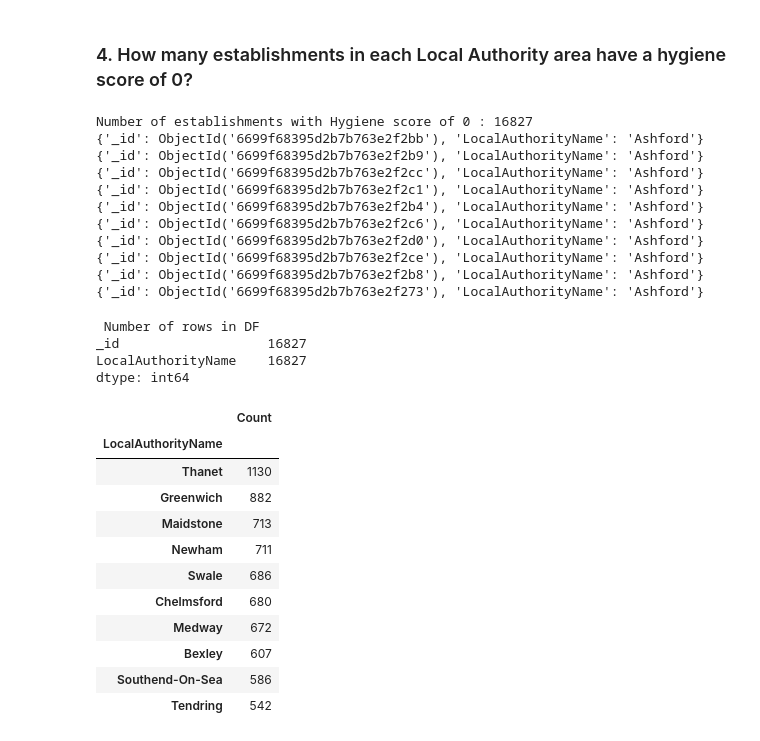
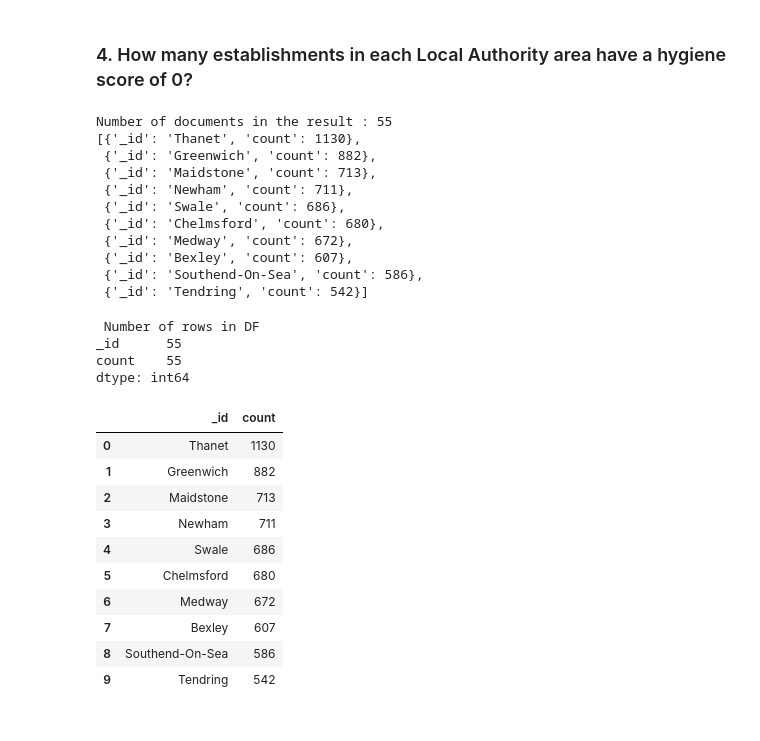
Before and after one commit to rdeshir10/NoSQL-Challenge, a Jupyter notebook: NoSQL_analysis_starter.ipynb, the cells around one changed output. Saved outputs shown, nothing was run; the diff lists cells and outputs as text; code cells hidden in the pictures.

```diff
--- a/NoSQL_analysis_starter.ipynb
+++ b/NoSQL_analysis_starter.ipynb
@@ -188,54 +188,50 @@ top_5_df.head()
 # 1. Matches establishments with a hygiene score of 0
 # 2. Groups the matches by Local Authority
 # 3. Sorts the matches from highest to lowest
-query = {'scores.Hygiene': 0}
+hygiene_query = {'$match': {'scores.Hygiene' : {'$eq' : 0}}}
+group_query = {'$group': {'_id':"$LocalAuthorityName", 'count': { '$sum': 1 }}}
 fields = {'LocalAuthorityName'}
-sort = [('LocalAuthorityName')] ### question on how to sort with count of local auth name
-limit = 10
+sort = {'$sort': { 'count': -1, '_id': 1 }}
+
+pipeline = [hygiene_query,group_query,sort]
 # Print the number of documents in the result
-print(f"Number of establishments with Hygiene score of 0 : {establishments.count_documents(query)}")
+print("Number of documents in the result :", len(results))
 
 # Print the first 10 results
-results = establishments.find(query,fields).sort(sort).limit(limit)
-
-for result in results:
-    print(result)
+results = list(establishments.aggregate(pipeline))
+pprint(results[0:10])
 # %% [output]
-Number of establishments with Hygiene score of 0 : 16827
-{'_id': ObjectId('6699f68395d2b7b763e2f2bb'), 'LocalAuthorityName': 'Ashford'}
-{'_id': ObjectId('6699f68395d2b7b763e2f2b9'), 'LocalAuthorityName': 'Ashford'}
-{'_id': ObjectId('6699f68395d2b7b763e2f2cc'), 'LocalAuthorityName': 'Ashford'}
-{'_id': ObjectId('6699f68395d2b7b763e2f2c1'), 'LocalAuthorityName': 'Ashford'}
-{'_id': ObjectId('6699f68395d2b7b763e2f2b4'), 'LocalAuthorityName': 'Ashford'}
-{'_id': ObjectId('6699f68395d2b7b763e2f2c6'), 'LocalAuthorityName': 'Ashford'}
-{'_id': ObjectId('6699f68395d2b7b763e2f2d0'), 'LocalAuthorityName': 'Ashford'}
-{'_id': ObjectId('6699f68395d2b7b763e2f2ce'), 'LocalAuthorityName': 'Ashford'}
-{'_id': ObjectId('6699f68395d2b7b763e2f2b8'), 'LocalAuthorityName': 'Ashford'}
-{'_id': ObjectId('6699f68395d2b7b763e2f273'), 'LocalAuthorityName': 'Ashford'}
+Number of documents in the result : 55
+[{'_id': 'Thanet', 'count': 1130},
+ {'_id': 'Greenwich', 'count': 882},
+ {'_id': 'Maidstone', 'count': 713},
+ {'_id': 'Newham', 'count': 711},
+ {'_id': 'Swale', 'count': 686},
+ {'_id': 'Chelmsford', 'count': 680},
+ {'_id': 'Medway', 'count': 672},
+ {'_id': 'Bexley', 'count': 607},
+ {'_id': 'Southend-On-Sea', 'count': 586},
+ {'_id': 'Tendring', 'count': 542}]
 # %%
 # Convert the result to a Pandas DataFrame
-zero_hygiene = pd.DataFrame(establishments.find(query,fields).sort(sort))
+zero_hygiene = pd.DataFrame(results)
 # Display the number of rows in the DataFrame
 print(f" Number of rows in DF \n{zero_hygiene.count()}")
 # Display the first 10 rows of the DataFrame
-count_df = zero_hygiene.groupby(zero_hygiene['LocalAuthorityName']).count()
-sorted_df = count_df.sort_values(by=['_id'],ascending=False)
-sorted_df.rename(columns={'_id': 'Count'}, inplace=True)
-sorted_df.head(10)
+zero_hygiene.head(10)
 # %% [output]
  Number of rows in DF
-_id                   16827
-LocalAuthorityName    16827
+_id      55
+count    55
 dtype: int64
-|  | Count |
-| LocalAuthorityName |  |
-| Thanet | 1130 |
-| Greenwich | 882 |
-| Maidstone | 713 |
-| Newham | 711 |
-| Swale | 686 |
-| Chelmsford | 680 |
-| Medway | 672 |
-| Bexley | 607 |
-| Southend-On-Sea | 586 |
-| Tendring | 542 |
+|  | _id | count |
+| 0 | Thanet | 1130 |
+| 1 | Greenwich | 882 |
+| 2 | Maidstone | 713 |
+| 3 | Newham | 711 |
+| 4 | Swale | 686 |
+| 5 | Chelmsford | 680 |
+| 6 | Medway | 672 |
+| 7 | Bexley | 607 |
+| 8 | Southend-On-Sea | 586 |
+| 9 | Tendring | 542 |
```
